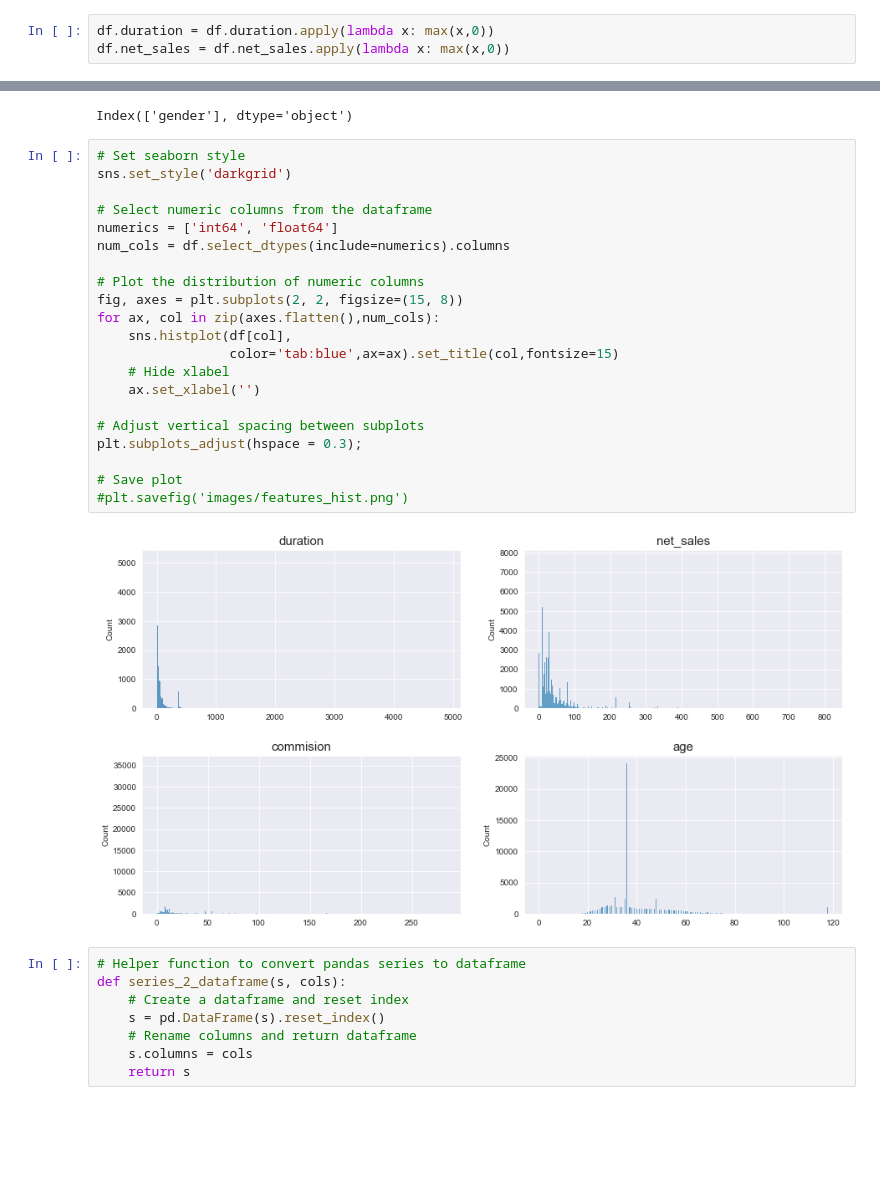
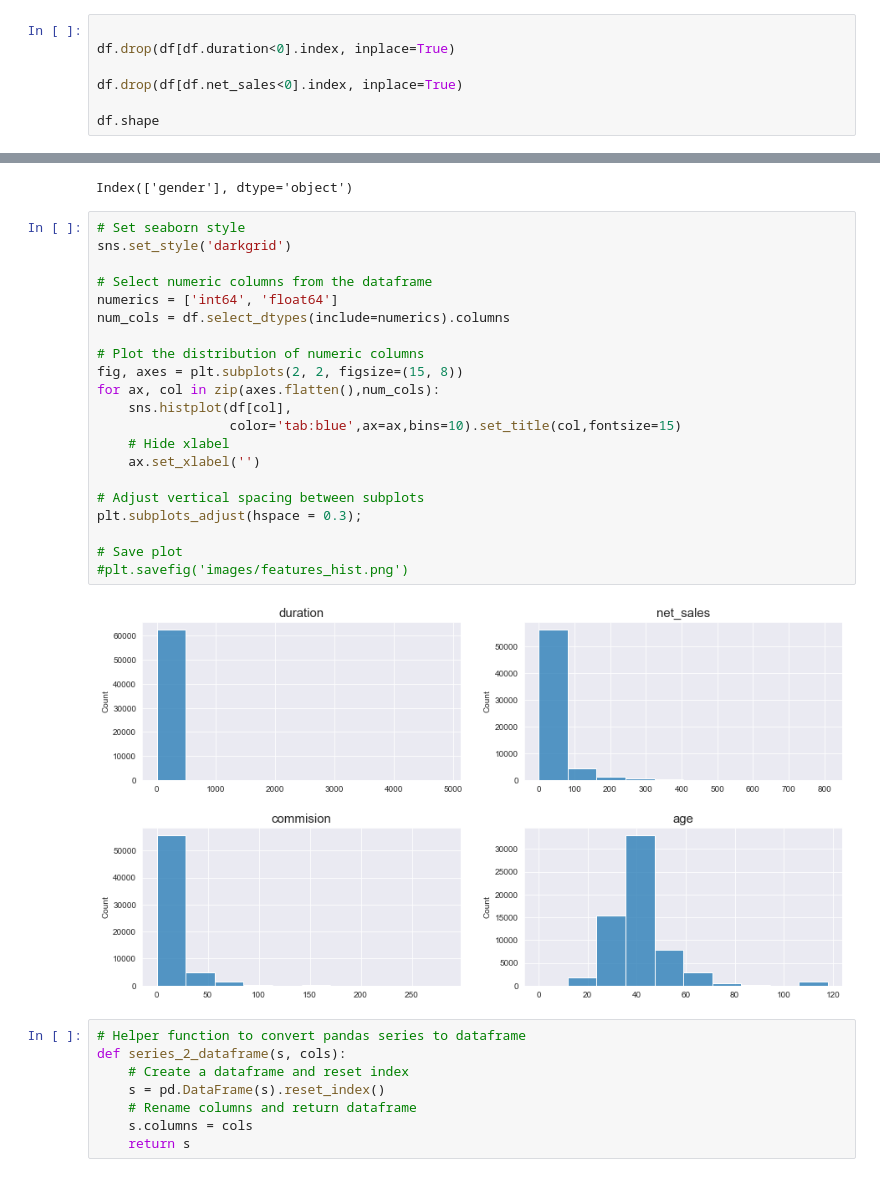
Before and after one commit to afanta-fi/travel_insurance_servicing, a Jupyter notebook: index.ipynb, the cells around one changed output, grey strips where cells are left out. Cells and saved outputs as stored; diff of their text form; blank space fills up the shorter version.

```diff
--- a/index.ipynb
+++ b/index.ipynb
@@ -82,6 +86,10 @@ df.describe()
 | 50% | 22.000000 | 26.530000 | 0.000000 | 36.000000 |
 | 75% | 53.000000 | 48.000000 | 11.550000 | 43.000000 |
 | max | 4881.000000 | 810.000000 | 283.500000 | 118.000000 |
-# %%
-df.duration = df.duration.apply(lambda x: max(x,0))
-df.net_sales = df.net_sales.apply(lambda x: max(x,0))
+# %%
+
+df.drop(df[df.duration<0].index, inplace=True)
+
+df.drop(df[df.net_sales<0].index, inplace=True)
+
+df.shape
@@ -108,26 +118,26 @@ Index(['gender'], dtype='object')
 # %%
 # Set seaborn style
 sns.set_style('darkgrid')
 
 # Select numeric columns from the dataframe
 numerics = ['int64', 'float64']
 num_cols = df.select_dtypes(include=numerics).columns
 
 # Plot the distribution of numeric columns
 fig, axes = plt.subplots(2, 2, figsize=(15, 8))
 for ax, col in zip(axes.flatten(),num_cols):
     sns.histplot(df[col],
-                 color='tab:blue',ax=ax).set_title(col,fontsize=15)
+                 color='tab:blue',ax=ax,bins=10).set_title(col,fontsize=15)
     # Hide xlabel
     ax.set_xlabel('')
 
 # Adjust vertical spacing between subplots
 plt.subplots_adjust(hspace = 0.3);
 
 # Save plot
 #plt.savefig('images/features_hist.png')
 # %% [output]
-[figure, old version]
+[figure, new version]
 # %%
 # Helper function to convert pandas series to dataframe
 def series_2_dataframe(s, cols):
```
Also changed, not shown: parts of 47 cells of this notebook.
